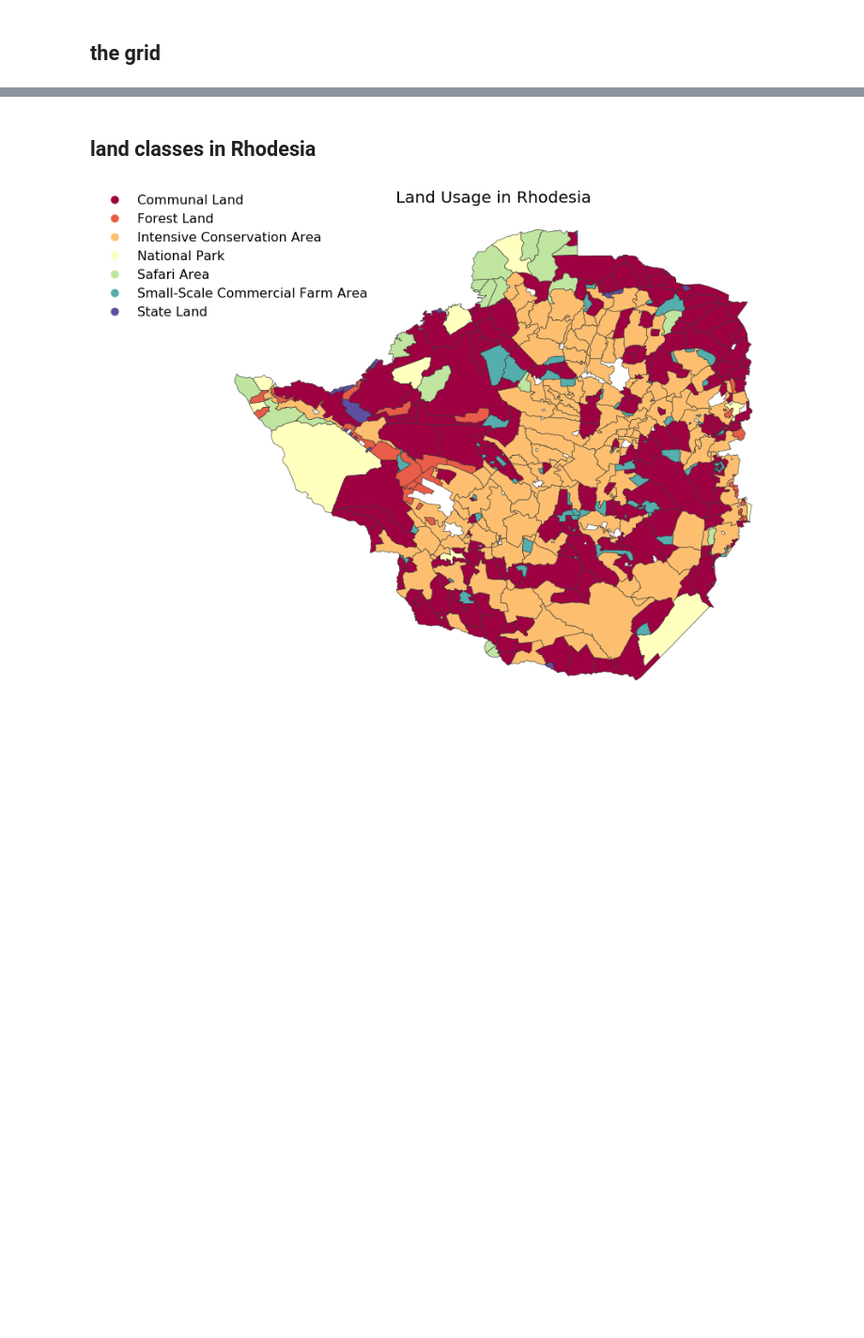
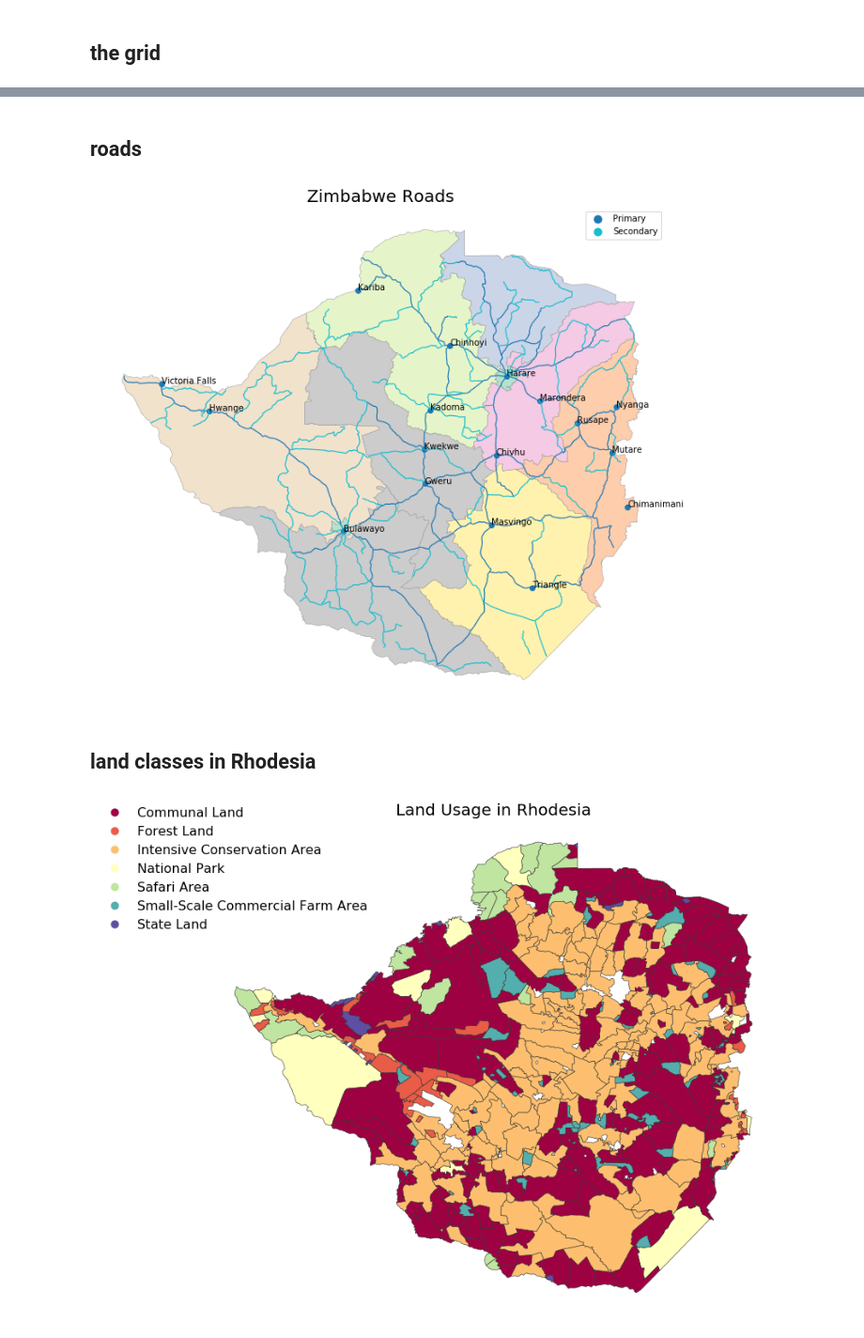
Before and after one commit to dmnfarrell/zimgeo, a Jupyter notebook: maps1.ipynb, the cells around one changed output, grey strips where cells are left out. Shown at 94% size. Saved outputs shown, nothing was run; the diff lists cells and outputs as text; code cells hidden in the pictures; blank space fills up the shorter version.

```diff
--- a/maps1.ipynb
+++ b/maps1.ipynb
@@ -164,3 +163,19 @@ plt.savefig('images/zim_grid.png',dpi=200)
+# %% [markdown]
+## roads
+# %%
+fig, ax = plt.subplots(1, figsize=(10,10))
+roads = gpd.read_file('data/Zimbabwe_Roads.shp')
+
+prov.plot(ax=ax, column='province',cmap='Pastel2', edgecolor='0.6', lw=.5)
+maintowns.plot(ax=ax)
+maintowns.apply(lambda x: ax.annotate(s=x.NAME, xy=x.geometry.centroid.coords[0], ha='left'),axis=1)
+roads.plot(column='CLASS',categorical=True,ax=ax, lw=1.2, legend=True)
+ax.axis('off')
+plt.title('Zimbabwe Roads',fontsize=20)
+plt.tight_layout()
+plt.savefig('images/zim_roads.png',dpi=200)
+# %% [output]
+[figure, added]
 # %% [markdown]
 ## land classes in Rhodesia
 # %%
```
Also changed, not shown: parts of 5 cells of this notebook, 15 other files.
